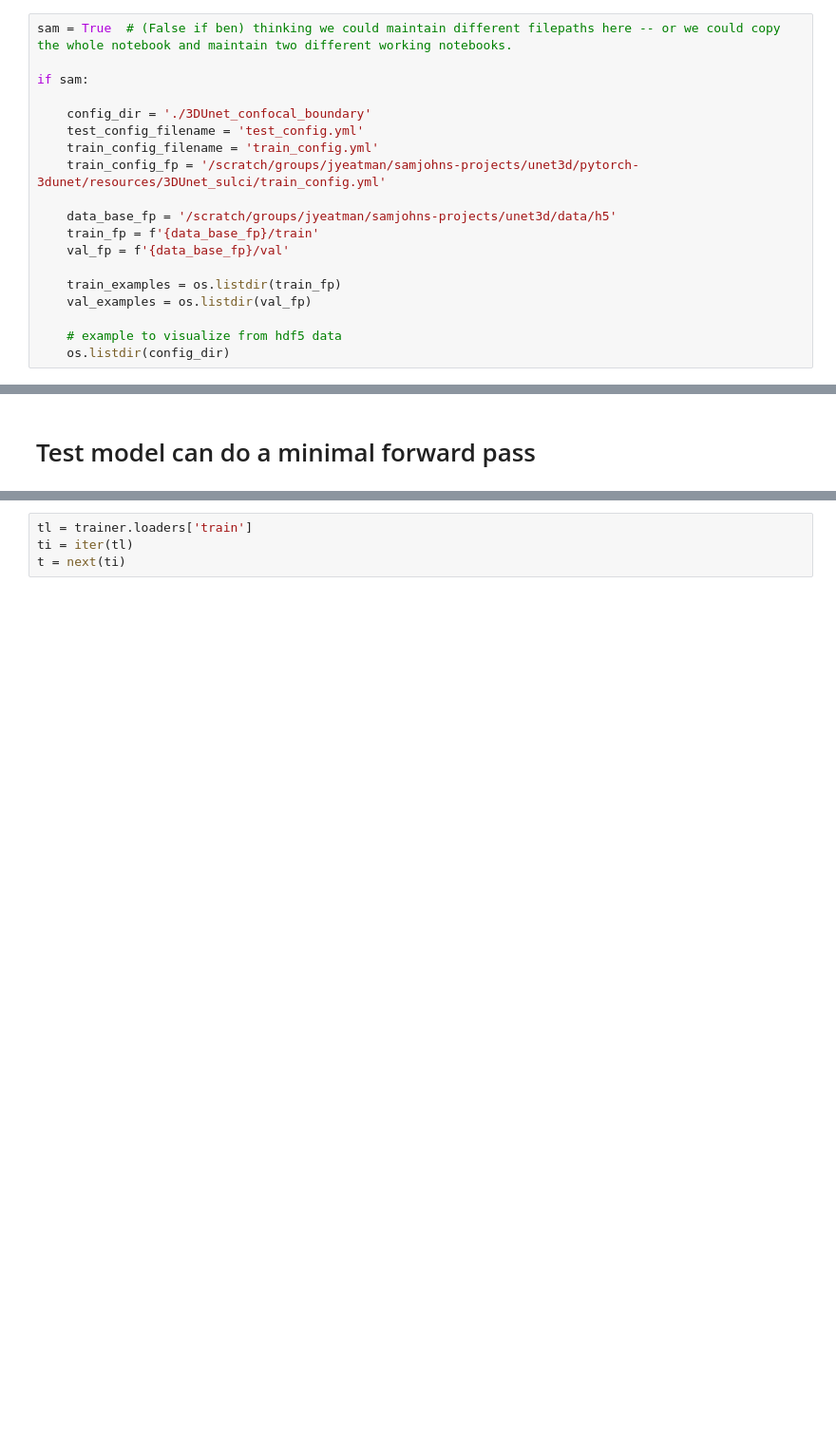
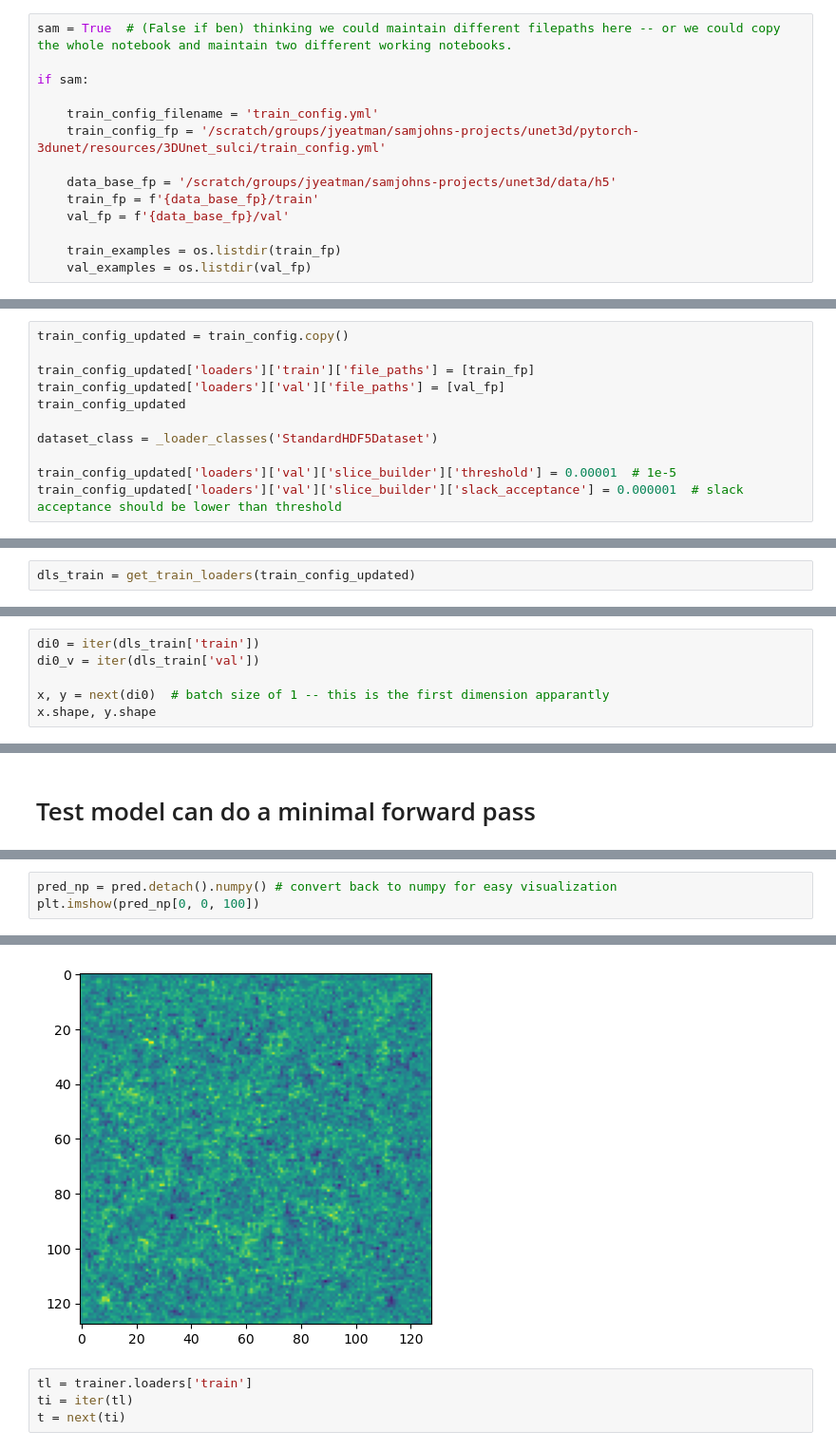
Before and after one commit to sambjohnson/pytorch-3dunet, a Jupyter notebook: resources/data_loading_check_with_hcp.ipynb, the cells around one changed output, grey strips where cells are left out. Shown at 95% size. Saved outputs shown, nothing was run; the diff lists cells and outputs as text; blank space fills up the shorter version.

```diff
--- a/resources/data_loading_check_with_hcp.ipynb
+++ b/resources/data_loading_check_with_hcp.ipynb
@@ -61,8 +73,6 @@ sam = True  # (False if ben) thinking we could maintain different filepaths here
 
 if sam:
 
-    config_dir = './3DUnet_confocal_boundary'
-    test_config_filename = 'test_config.yml'
     train_config_filename = 'train_config.yml'
     train_config_fp = '/scratch/groups/jyeatman/samjohns-projects/unet3d/pytorch-3dunet/resources/3DUnet_sulci/train_config.yml'
 
@@ -72,9 +82,6 @@ if sam:
 
     train_examples = os.listdir(train_fp)
     val_examples = os.listdir(val_fp)
-
-    # example to visualize from hdf5 data
-    os.listdir(config_dir)
 # %%
 train_config = _load_config_yaml(train_config_fp)
 train_config['loss']
@@ -139,0 +126,11 @@ np.unique(train_h5_label_np, return_counts=True) # nice
+# %%
+train_config_updated = train_config.copy()
+
+train_config_updated['loaders']['train']['file_paths'] = [train_fp]
+train_config_updated['loaders']['val']['file_paths'] = [val_fp]
+train_config_updated
+
+dataset_class = _loader_classes('StandardHDF5Dataset')
+
+train_config_updated['loaders']['val']['slice_builder']['threshold'] = 0.00001  # 1e-5
+train_config_updated['loaders']['val']['slice_builder']['slack_acceptance'] = 0.000001  # slack acceptance should be lower than threshold
@@ -290,0 +285,2 @@ AssertionError: datasets should not be an empty iterable
+# %%
+dls_train = get_train_loaders(train_config_updated)
@@ -300,0 +311,6 @@ x.shape, y
+# %%
+di0 = iter(dls_train['train'])
+di0_v = iter(dls_train['val'])
+
+x, y = next(di0)  # batch size of 1 -- this is the first dimension apparantly
+x.shape, y.shape
@@ -368,0 +396,4 @@ plt.imshow(pred_np[0, 0, 40])
+# %%
+pred_np = pred.detach().numpy() # convert back to numpy for easy visualization
+plt.imshow(pred_np[0, 0, 100])
+# %% [output]
@@ -369,3 +401,4 @@ plt.imshow(pred_np[0, 0, 40])
+[figure, added]
 # %%
 tl = trainer.loaders['train']
 ti = iter(tl)
```
Also changed, not shown: parts of 66 cells of this notebook.
